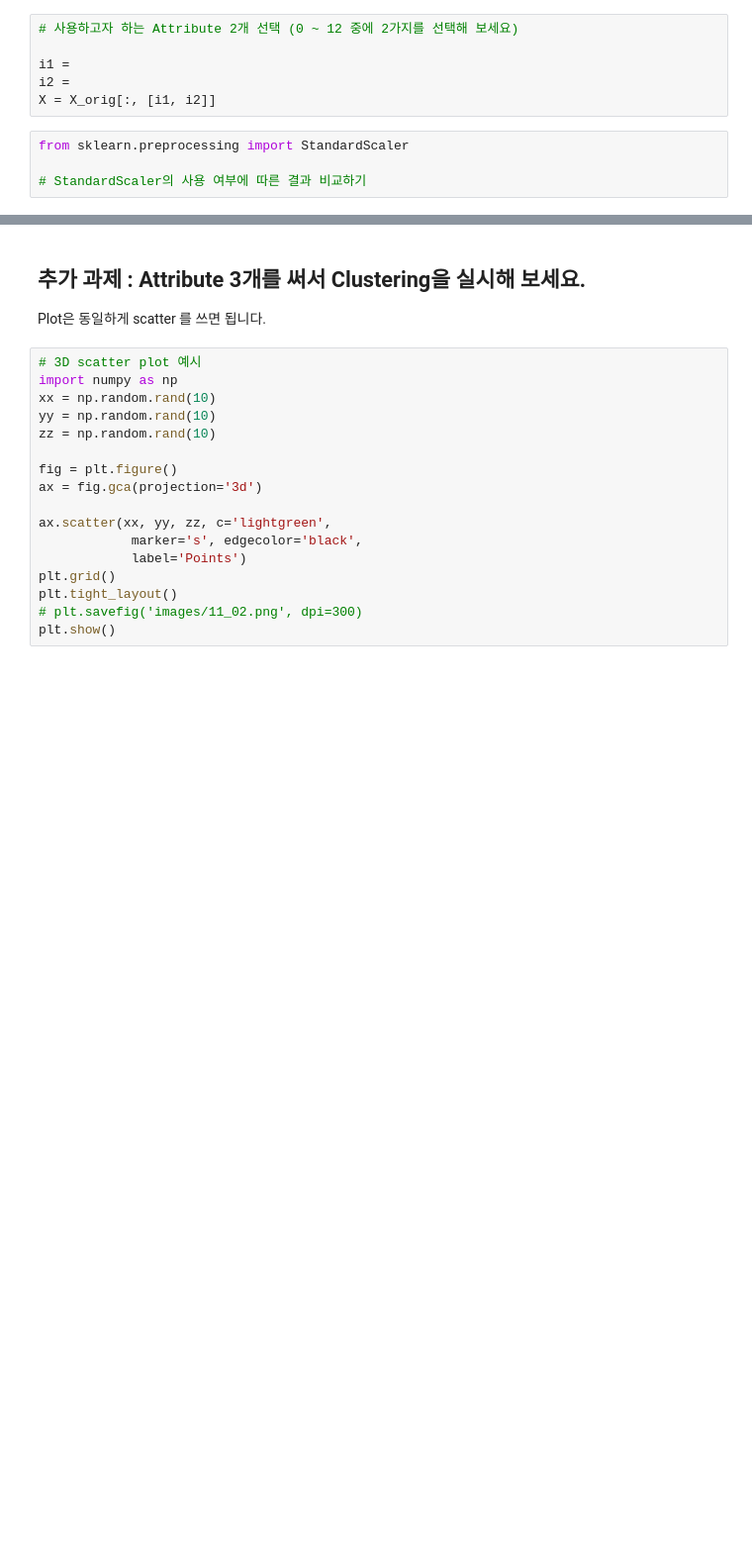
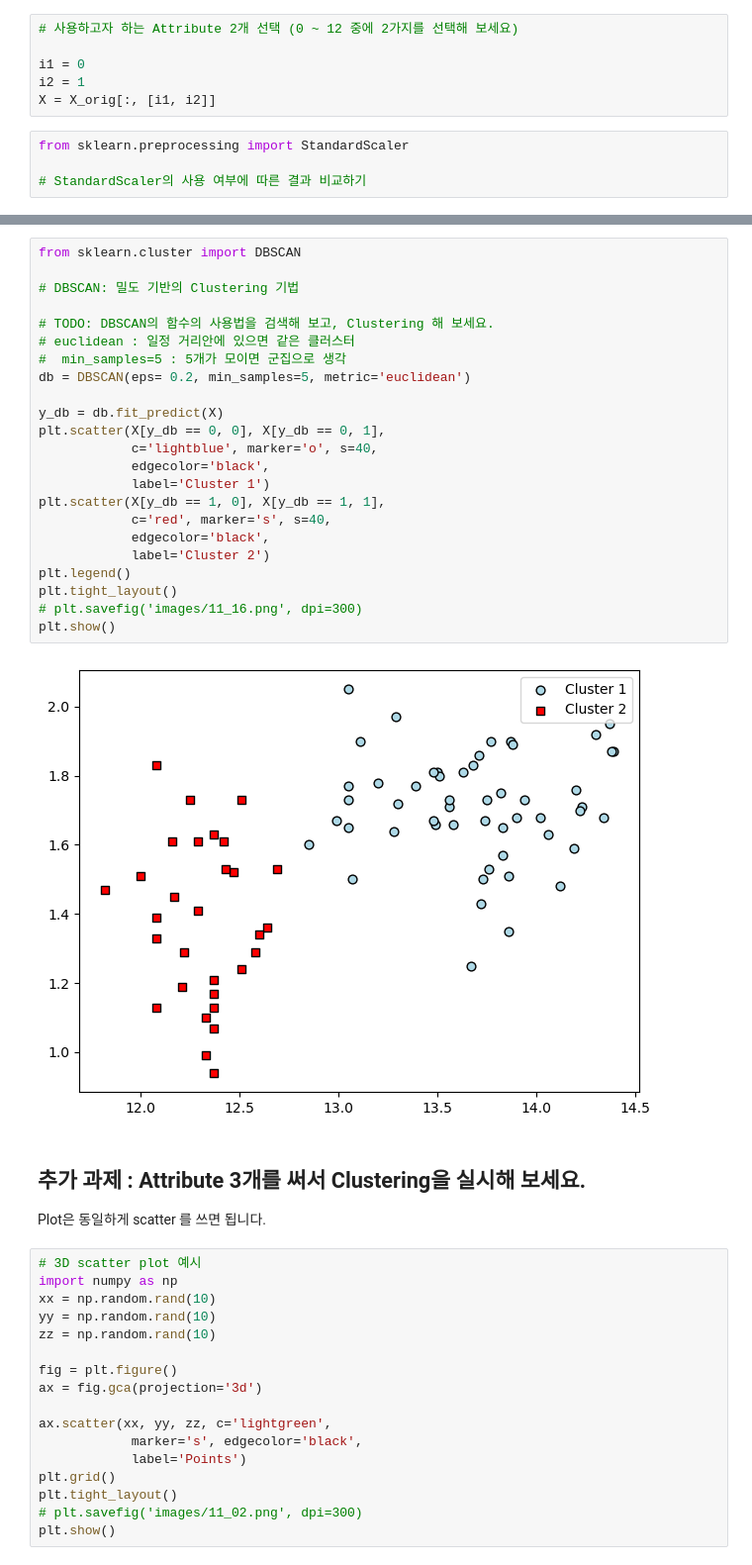
Before and after one commit to kyunggwan/PNU_AI, a Jupyter notebook: Chapter09 SearchAlgorithm/Linear Regression/AIP_Clustering_skeleton.ipynb, the cells around one changed output, grey strips where cells are left out. Shown: that part at 99% size. Cells and saved outputs as stored; diff of their text form; blank space fills up the shorter version.

```diff
--- a/Chapter09 SearchAlgorithm/Linear Regression/AIP_Clustering_skeleton.ipynb
+++ b/Chapter09 SearchAlgorithm/Linear Regression/AIP_Clustering_skeleton.ipynb
@@ -176,8 +191,8 @@ y = digit_data.target
 # %%
 # 사용하고자 하는 Attribute 2개 선택 (0 ~ 12 중에 2가지를 선택해 보세요)
 
-i1 =
-i2 =
+i1 = 0
+i2 = 1
 X = X_orig[:, [i1, i2]]
 # %%
 from sklearn.preprocessing import StandardScaler
@@ -190,3 +209,28 @@ y.shape
+# %%
+from sklearn.cluster import DBSCAN
+
+# DBSCAN: 밀도 기반의 Clustering 기법
+
+# TODO: DBSCAN의 함수의 사용법을 검색해 보고, Clustering 해 보세요.
+# euclidean : 일정 거리안에 있으면 같은 클러스터
+#  min_samples=5 : 5개가 모이면 군집으로 생각
+db = DBSCAN(eps= 0.2, min_samples=5, metric='euclidean')
+
+y_db = db.fit_predict(X)
+plt.scatter(X[y_db == 0, 0], X[y_db == 0, 1],
+            c='lightblue', marker='o', s=40,
+            edgecolor='black',
+            label='Cluster 1')
+plt.scatter(X[y_db == 1, 0], X[y_db == 1, 1],
+            c='red', marker='s', s=40,
+            edgecolor='black',
+            label='Cluster 2')
+plt.legend()
+plt.tight_layout()
+# plt.savefig('images/11_16.png', dpi=300)
+plt.show()
+# %% [output]
+[figure, added]
 # %% [markdown]
 ## 추가 과제 : Attribute 3개를 써서 Clustering을 실시해 보세요.
 Plot은 동일하게 scatter 를 쓰면 됩니다.
```
Also changed, not shown: parts of 11 cells of this notebook, 26 other files.
